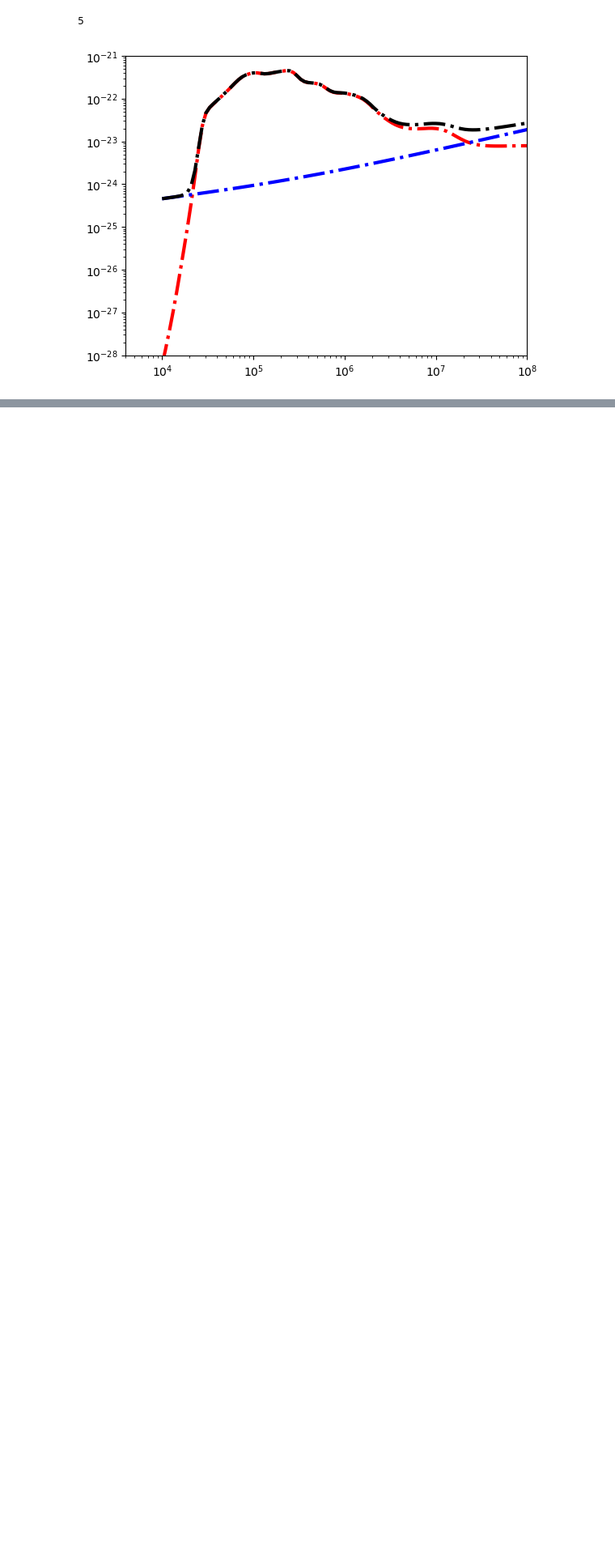
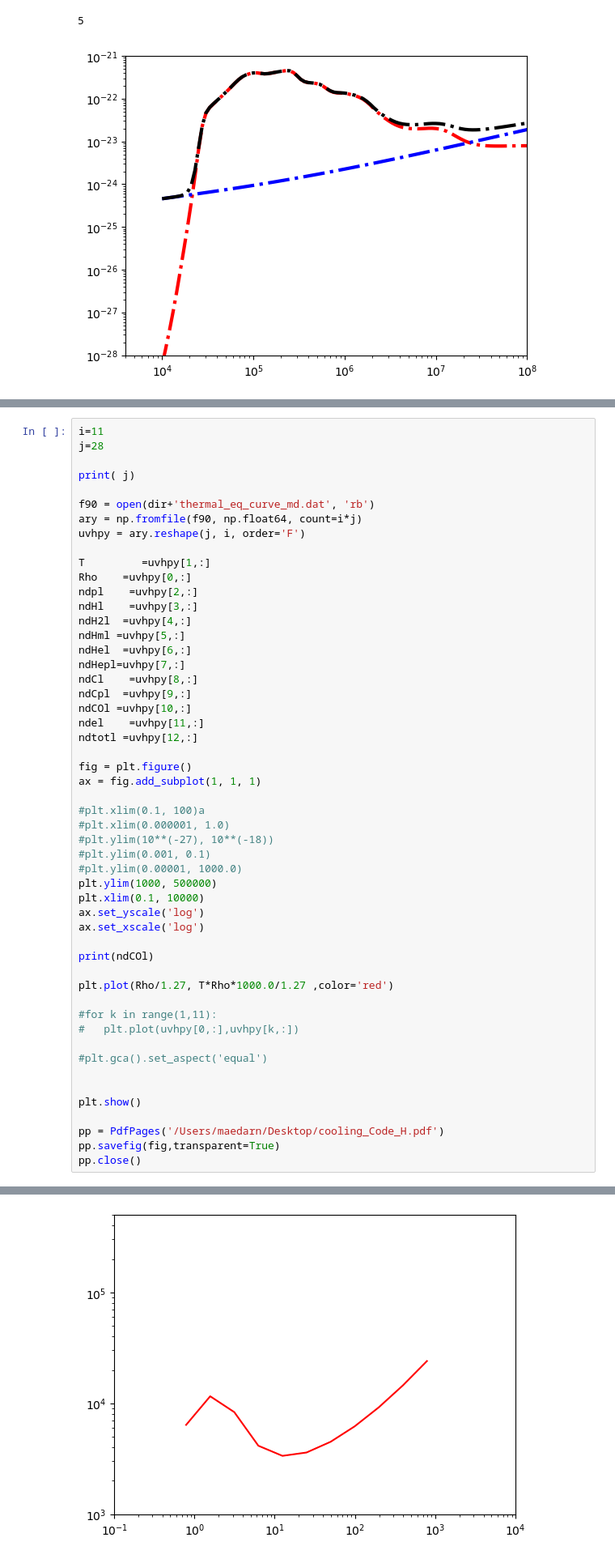
Before and after one commit to maedarn/code_tohoku, a Jupyter notebook: py/COOL_CIE.ipynb, the cells around one changed output, grey strips where cells are left out. Shown at 81% size. Cells and saved outputs as stored; diff of their text form; blank space fills up the shorter version.

```diff
--- a/py/COOL_CIE.ipynb
+++ b/py/COOL_CIE.ipynb
@@ -285,0 +378,53 @@ pp.close()
+# %%
+i=11
+j=28
+
+print( j)
+
+f90 = open(dir+'thermal_eq_curve_md.dat', 'rb')
+ary = np.fromfile(f90, np.float64, count=i*j)
+uvhpy = ary.reshape(j, i, order='F')
+
+T         =uvhpy[1,:]
+Rho    =uvhpy[0,:]
+ndpl    =uvhpy[2,:]
+ndHl    =uvhpy[3,:]
+ndH2l  =uvhpy[4,:]
+ndHml =uvhpy[5,:]
+ndHel  =uvhpy[6,:]
+ndHepl=uvhpy[7,:]
+ndCl    =uvhpy[8,:]
+ndCpl  =uvhpy[9,:]
+ndCOl =uvhpy[10,:]
+ndel    =uvhpy[11,:]
+ndtotl =uvhpy[12,:]
+
+fig = plt.figure()
+ax = fig.add_subplot(1, 1, 1)
+
+#plt.xlim(0.1, 100)a
+#plt.xlim(0.000001, 1.0)
+#plt.ylim(10**(-27), 10**(-18))
+#plt.ylim(0.001, 0.1)
+#plt.ylim(0.00001, 1000.0)
+plt.ylim(1000, 500000)
+plt.xlim(0.1, 10000)
+ax.set_yscale('log')
+ax.set_xscale('log')
+
+print(ndCOl)
+
+plt.plot(Rho/1.27, T*Rho*1000.0/1.27 ,color='red')
+
+#for k in range(1,11):
+#   plt.plot(uvhpy[0,:],uvhpy[k,:])
+
+#plt.gca().set_aspect('equal')
+
+
+plt.show()
+
+pp = PdfPages('/Users/maedarn/Desktop/cooling_Code_H.pdf')
+pp.savefig(fig,transparent=True)
+pp.close()
+# %% [output]
@@ -285,0 +435 @@ pp.close()
+[figure, added]
```
Also changed, not shown: parts of 3 cells of this notebook, 10 other files.
